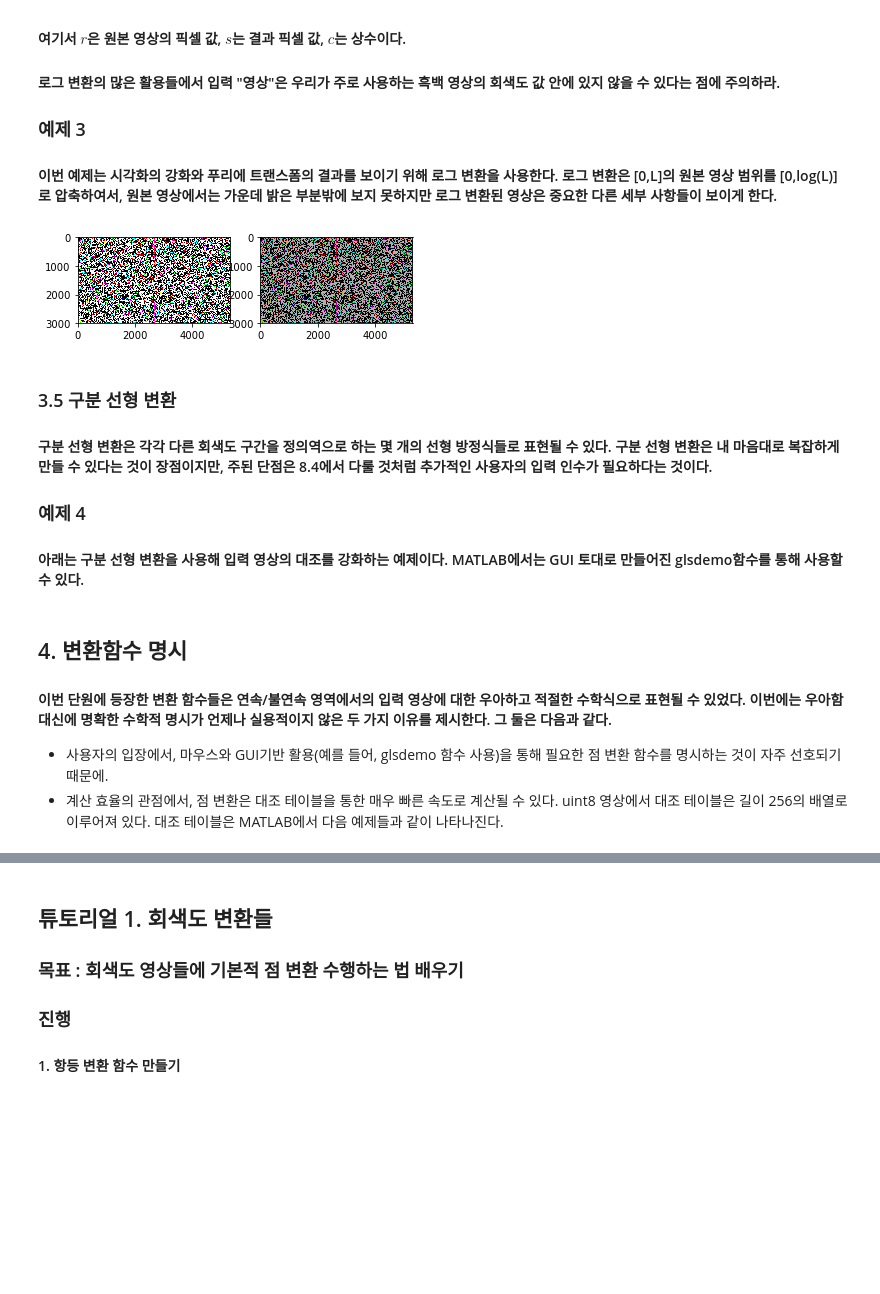
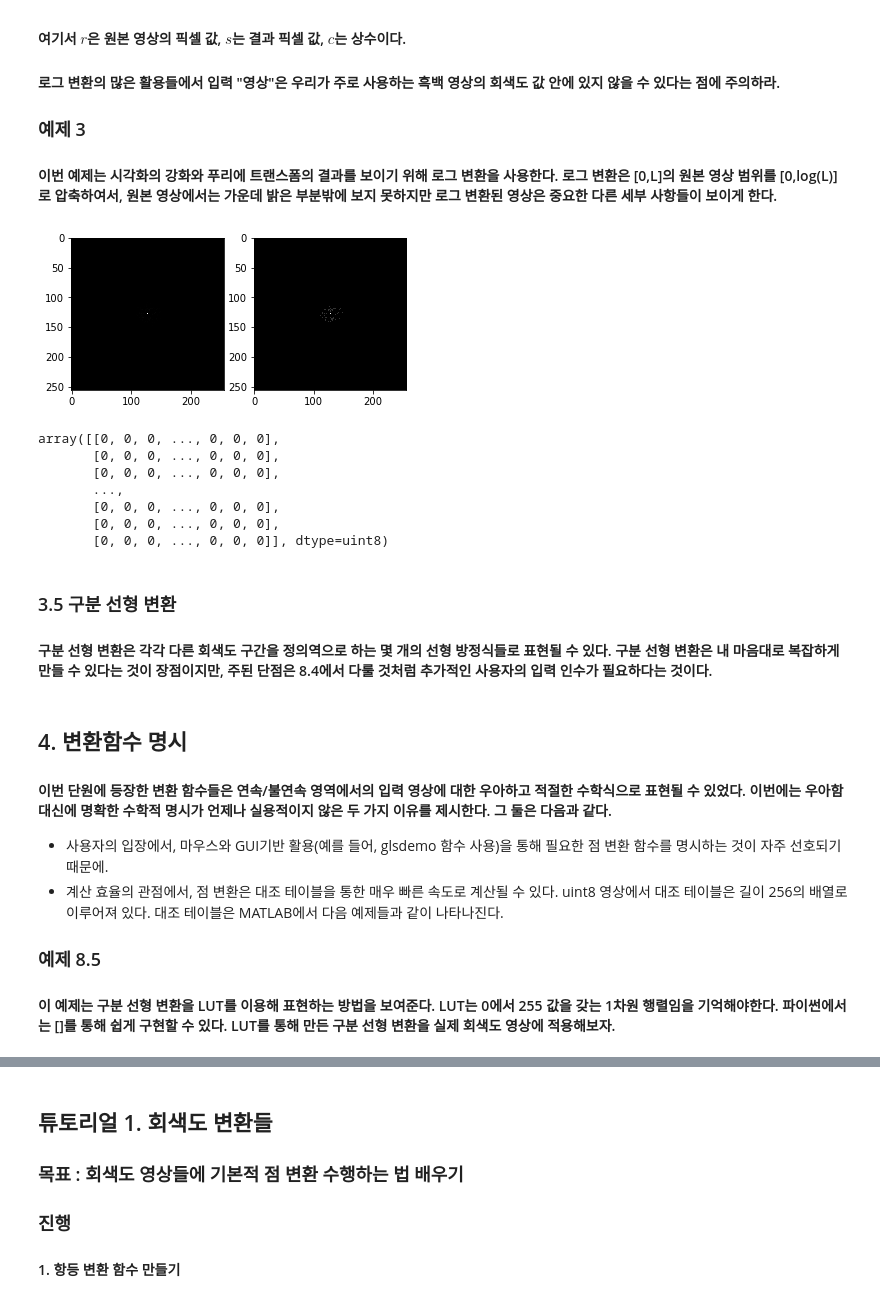
Before and after one commit to pupiu45/study, a Jupyter notebook: matlabtopython/week3.ipynb, the cells around one changed output, grey strips where cells are left out. Cells and saved outputs as stored; diff of their text form; code cells hidden in the pictures; blank space fills up the shorter version.

```diff
--- a/matlabtopython/week3.ipynb
+++ b/matlabtopython/week3.ipynb
@@ -166,26 +152,34 @@ $s = c \cdot log(1+r)$
 #### 이번 예제는 시각화의 강화와 푸리에 트랜스폼의 결과를 보이기 위해 로그 변환을 사용한다. 로그 변환은 [0,L]의 원본 영상 범위를 [0,log(L)]로 압축하여서, 원본 영상에서는 가운데 밝은 부분밖에 보지 못하지만 로그 변환된 영상은 중요한 다른 세부 사항들이 보이게 한다.
 # %%
 import math
-I=plt.imread("temp5.png")
+I=plt.imread("realtemp.png")
+r,g,b=I[:,:,0],I[:,:,1],I[:,:,2]
+gray= ((0.2989 * r + 0.5870 * g + 0.1140 * b)*255).astype('uint8')
 plt.subplot(1,2,1)
-plt.imshow(I,cmap=plt.cm.gray,vmin=0,vmax=255)
-I1=np.log(1+I)
+plt.imshow(gray,cmap=plt.cm.gray,vmin=0,vmax=255)
+I1=np.log(gray+1).astype('uint8')
 plt.subplot(1,2,2)
-plt.imshow(I1,cmap=plt.cm.gray,vmin=0,vmax=255)
+plt.imshow(I1,cmap=plt.cm.gray)
 plt.show()
 # %% [output]
-[figure, old version]
+[figure, new version]
+array([[0, 0, 0, ..., 0, 0, 0],
+       [0, 0, 0, ..., 0, 0, 0],
+       [0, 0, 0, ..., 0, 0, 0],
+       ...,
+       [0, 0, 0, ..., 0, 0, 0],
+       [0, 0, 0, ..., 0, 0, 0],
+       [0, 0, 0, ..., 0, 0, 0]], dtype=uint8)
 # %% [markdown]
 ### 3.5 구분 선형 변환
 
 #### 구분 선형 변환은 각각 다른 회색도 구간을 정의역으로 하는 몇 개의 선형 방정식들로 표현될 수 있다. 구분 선형 변환은 내 마음대로 복잡하게 만들 수 있다는 것이 장점이지만, 주된 단점은 8.4에서 다룰 것처럼 추가적인 사용자의 입력 인수가 필요하다는 것이다.
-
-### 예제 4
-
-#### 아래는 구분 선형 변환을 사용해 입력 영상의 대조를 강화하는 예제이다. MATLAB에서는 GUI 토대로 만들어진 glsdemo함수를 통해 사용할 수 있다.
 # %% [markdown]
 ## 4. 변환함수 명시
 
 #### 이번 단원에 등장한 변환 함수들은 연속/불연속 영역에서의 입력 영상에 대한 우아하고 적절한 수학식으로 표현될 수 있었다. 이번에는 우아함 대신에 명확한 수학적 명시가 언제나 실용적이지 않은 두 가지 이유를 제시한다. 그 둘은 다음과 같다.
 * 사용자의 입장에서, 마우스와 GUI기반 활용(예를 들어, glsdemo 함수 사용)을 통해 필요한 점 변환 함수를 명시하는 것이 자주 선호되기 때문에.
 * 계산 효율의 관점에서, 점 변환은 대조 테이블을 통한 매우 빠른 속도로 계산될 수 있다. uint8 영상에서 대조 테이블은 길이 256의 배열로 이루어져 있다. 대조 테이블은 MATLAB에서 다음 예제들과 같이 나타나진다.
+
+### 예제 8.5
+#### 이 예제는 구분 선형 변환을 LUT를 이용해 표현하는 방법을 보여준다. LUT는 0에서 255 값을 갖는 1차원 행렬임을 기억해야한다. 파이썬에서는 []를 통해 쉽게 구현할 수 있다. LUT를 통해 만든 구분 선형 변환을 실제 회색도 영상에 적용해보자.
```
Also changed, not shown: parts of 19 cells of this notebook, 1 other file.
